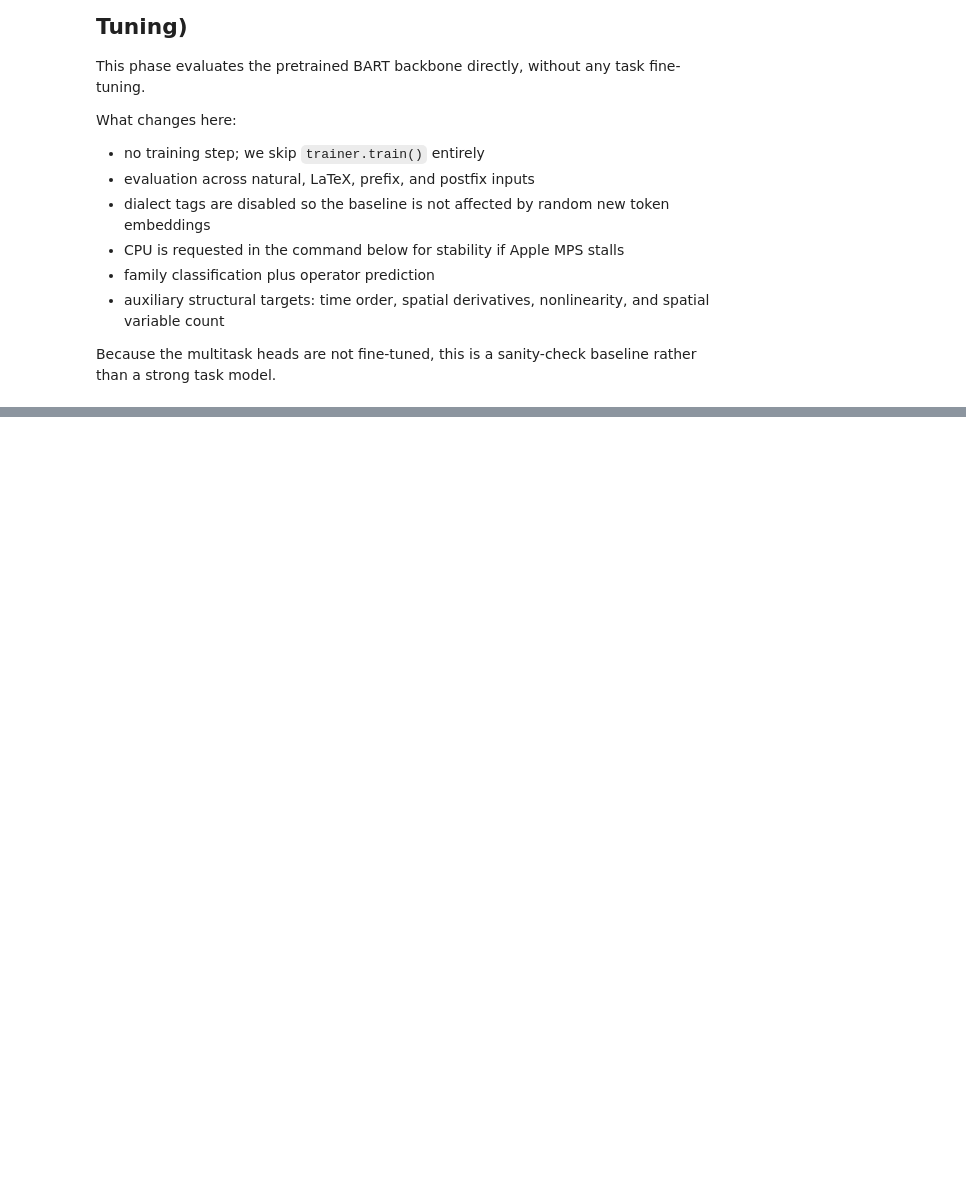
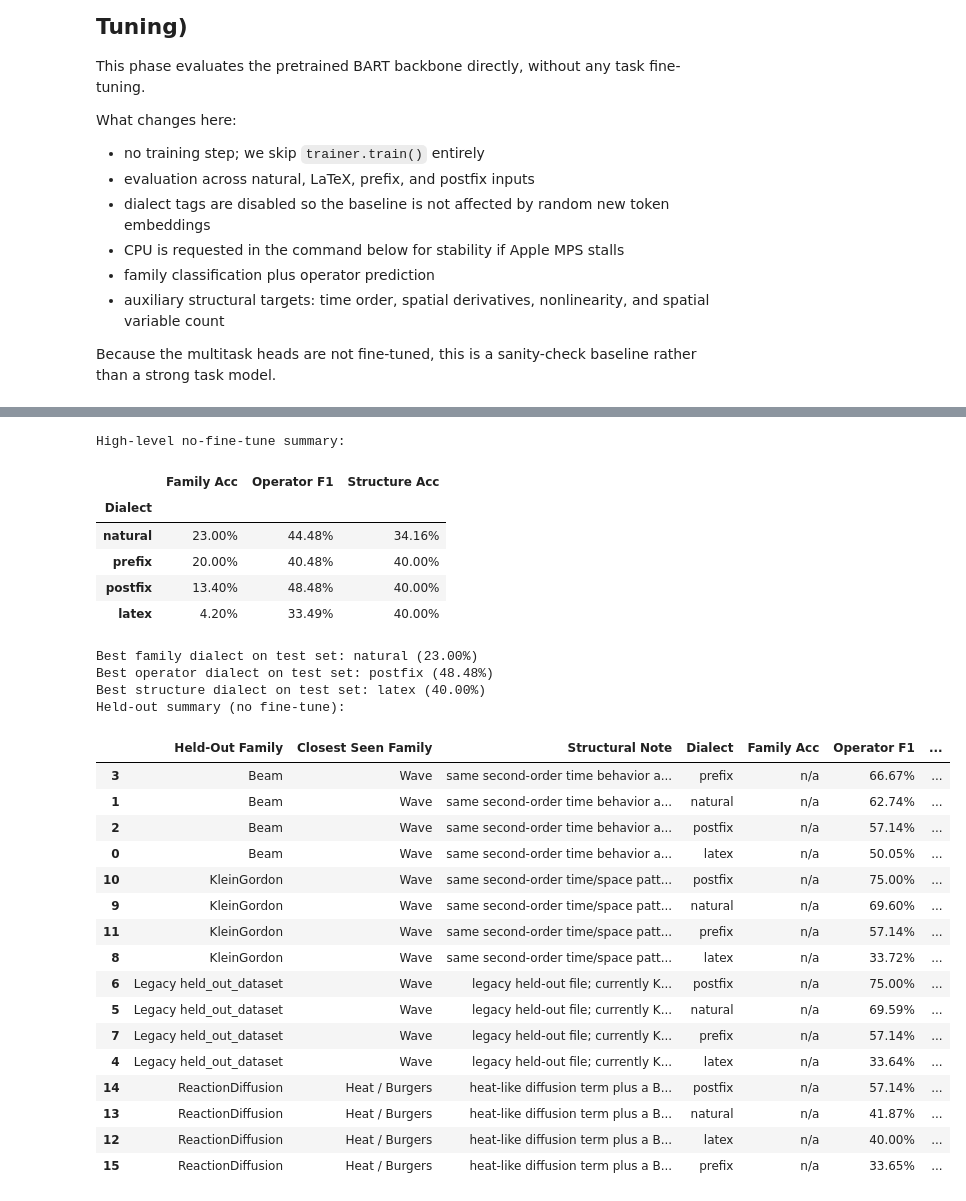
Before and after one commit to RaghavKrishn/Nlp-group-final-project, a Jupyter notebook: BART_PDE_Classification_no_fine_tune.ipynb, the cells around one changed output, grey strips where cells are left out. Drawn from its saved outputs; the diff is of its cells as text; code cells hidden in the pictures; blank space fills up the shorter version.

```diff
--- a/BART_PDE_Classification_no_fine_tune.ipynb
+++ b/BART_PDE_Classification_no_fine_tune.ipynb
@@ -420,27 +677,83 @@ display(baseline_test_df.style.format('{:.2%}'))
 # %%
+
 summary_rows = []
 for dialect, row in baseline_test_df.iterrows():
     summary_rows.append({
         'Dialect': dialect,
         'Family Acc': row['family_accuracy'],
         'Operator F1': row['operator_micro_f1'],
         'Structure Acc': row['structure_accuracy'],
     })
 
 summary_df = pd.DataFrame(summary_rows).set_index('Dialect').sort_values(
     by=['Family Acc', 'Operator F1', 'Structure Acc'], ascending=False
 )
 
 print('High-level no-fine-tune summary:')
 display(summary_df.style.format('{:.2%}'))
 
 best_family = baseline_test_df['family_accuracy'].idxmax()
 best_operator = baseline_test_df['operator_micro_f1'].idxmax()
 best_structure = baseline_test_df['structure_accuracy'].idxmax()
 
 print(f"Best family dialect on test set: {best_family} ({baseline_test_df.loc[best_family, 'family_accuracy']:.2%})")
 print(f"Best operator dialect on test set: {best_operator} ({baseline_test_df.loc[best_operator, 'operator_micro_f1']:.2%})")
 print(f"Best structure dialect on test set: {best_structure} ({baseline_test_df.loc[best_structure, 'structure_accuracy']:.2%})")
+
+if held_out_metric_frames:
+    held_out_summary_rows = []
+    for dataset_name, df in held_out_metric_frames.items():
+        dataset_info = HELD_OUT_DATASET_INFO.get(dataset_name, {})
+        for dialect, row in df.iterrows():
+            held_out_summary_rows.append({
+                'Held-Out Family': dataset_info.get('display_name', dataset_name),
+                'Closest Seen Family': dataset_info.get('closest_seen_family', 'Unknown'),
+                'Structural Note': dataset_info.get('structural_note', ''),
+                'Dialect': dialect,
+                'Family Acc': row['family_accuracy'],
+                'Operator F1': row['operator_micro_f1'],
+                'Structure Acc': row['structure_accuracy'],
+                'Top Predicted Family': row.get('top_predicted_family', ''),
+            })
+
+    held_out_summary_df = pd.DataFrame(held_out_summary_rows).sort_values(
+        by=['Held-Out Family', 'Operator F1', 'Structure Acc'], ascending=[True, False, False]
+    )
+    print('Held-out summary (no fine-tune):')
+    display(held_out_summary_df.style.format({
+        'Family Acc': '{:.2%}',
+        'Operator F1': '{:.2%}',
+        'Structure Acc': '{:.2%}',
+    }, na_rep='n/a'))
+# %% [output]
+High-level no-fine-tune summary:
+|  | Family Acc | Operator F1 | Structure Acc |
+| Dialect |  |  |  |
+| natural | 23.00% | 44.48% | 34.16% |
+| prefix | 20.00% | 40.48% | 40.00% |
+| postfix | 13.40% | 48.48% | 40.00% |
+| latex | 4.20% | 33.49% | 40.00% |
+Best family dialect on test set: natural (23.00%)
+Best operator dialect on test set: postfix (48.48%)
+Best structure dialect on test set: latex (40.00%)
+Held-out summary (no fine-tune):
+|  | Held-Out Family | Closest Seen Family | Structural Note | Dialect | Family Acc | Operator F1 | ... |
+| 3 | Beam | Wave | same second-order time behavior a... | prefix | n/a | 66.67% | ... |
+| 1 | Beam | Wave | same second-order time behavior a... | natural | n/a | 62.74% | ... |
+| 2 | Beam | Wave | same second-order time behavior a... | postfix | n/a | 57.14% | ... |
+| 0 | Beam | Wave | same second-order time behavior a... | latex | n/a | 50.05% | ... |
+| 10 | KleinGordon | Wave | same second-order time/space patt... | postfix | n/a | 75.00% | ... |
+| 9 | KleinGordon | Wave | same second-order time/space patt... | natural | n/a | 69.60% | ... |
+| 11 | KleinGordon | Wave | same second-order time/space patt... | prefix | n/a | 57.14% | ... |
+| 8 | KleinGordon | Wave | same second-order time/space patt... | latex | n/a | 33.72% | ... |
+| 6 | Legacy held_out_dataset | Wave | legacy held-out file; currently K... | postfix | n/a | 75.00% | ... |
+| 5 | Legacy held_out_dataset | Wave | legacy held-out file; currently K... | natural | n/a | 69.59% | ... |
+| 7 | Legacy held_out_dataset | Wave | legacy held-out file; currently K... | prefix | n/a | 57.14% | ... |
+| 4 | Legacy held_out_dataset | Wave | legacy held-out file; currently K... | latex | n/a | 33.64% | ... |
+| 14 | ReactionDiffusion | Heat / Burgers | heat-like diffusion term plus a B... | postfix | n/a | 57.14% | ... |
+| 13 | ReactionDiffusion | Heat / Burgers | heat-like diffusion term plus a B... | natural | n/a | 41.87% | ... |
+| 12 | ReactionDiffusion | Heat / Burgers | heat-like diffusion term plus a B... | latex | n/a | 40.00% | ... |
+| 15 | ReactionDiffusion | Heat / Burgers | heat-like diffusion term plus a B... | prefix | n/a | 33.65% | ... |
 # %%
 plot_df = baseline_test_df[['family_accuracy', 'operator_micro_f1', 'structure_accuracy']].copy()
 plot_df.columns = ['Family Accuracy', 'Operator F1', 'Structure Accuracy']
```
Also changed, not shown: parts of 25 cells of this notebook, 19 other files.
